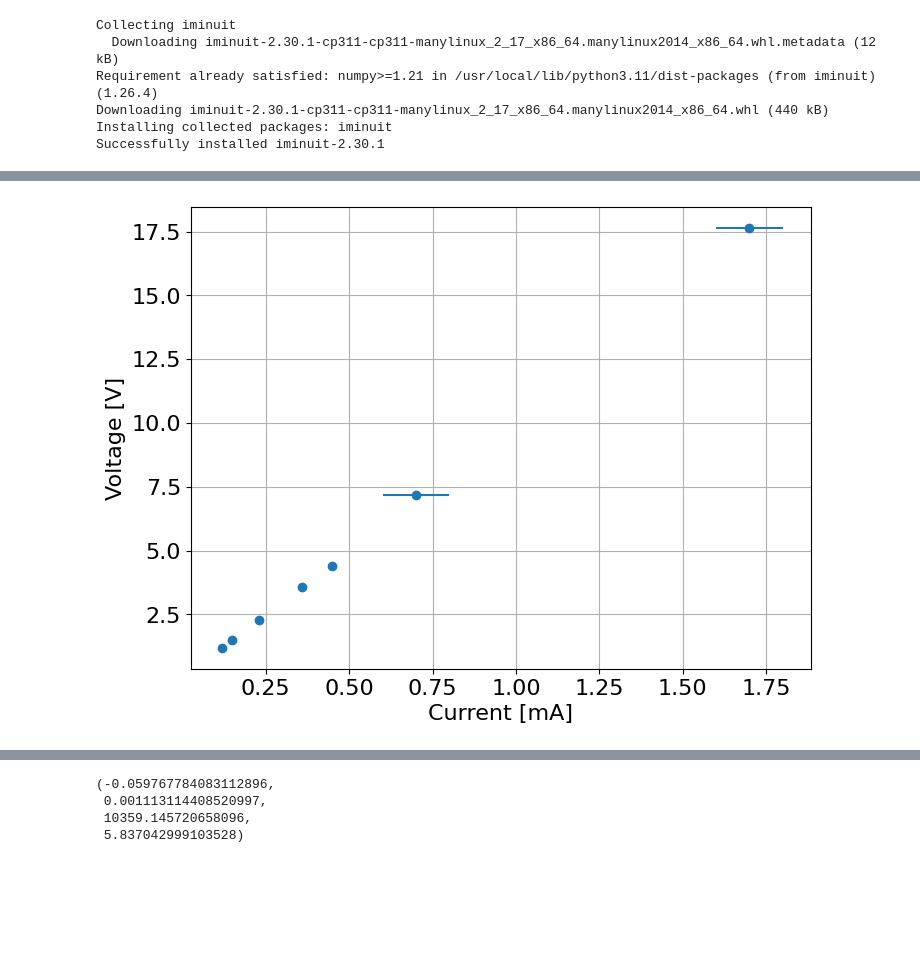
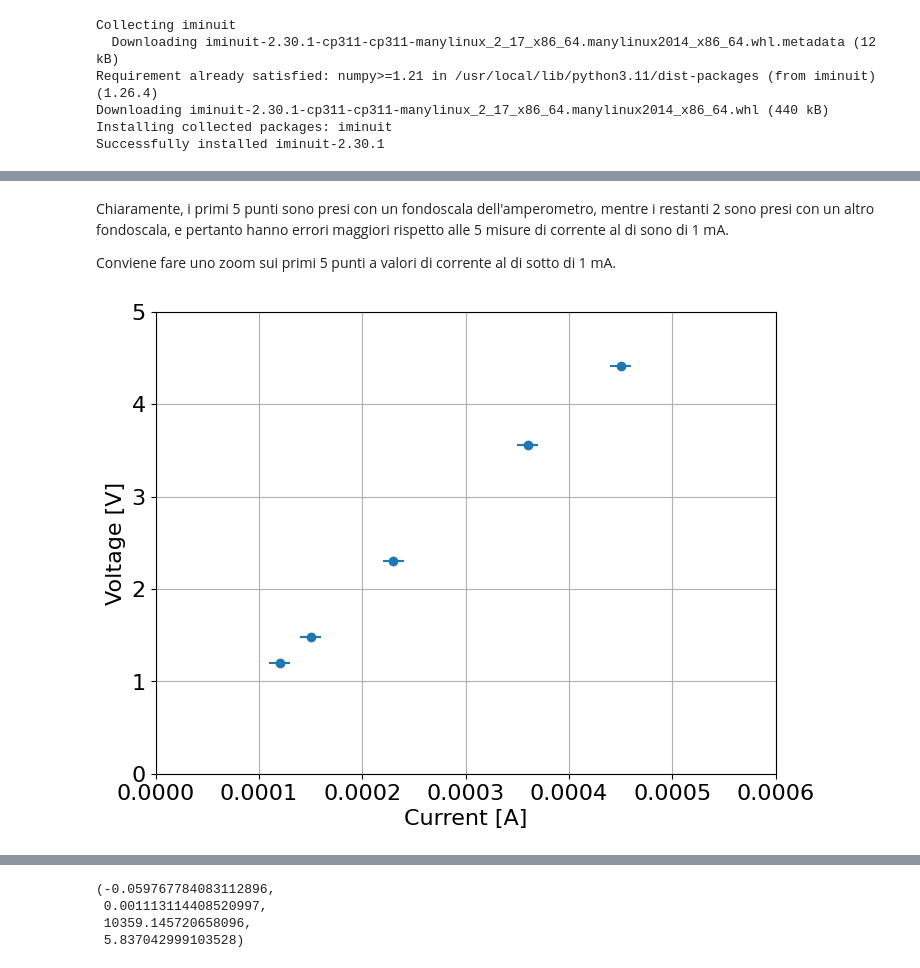
Before and after one commit to cerasole/EnvironmentalRadioactivity, a Jupyter notebook: Notebooks/IV.ipynb, the cells around one changed output, grey strips where cells are left out. Saved outputs shown, nothing was run; the diff lists cells and outputs as text; code cells hidden in the pictures; blank space fills up the shorter version.

```diff
--- a/Notebooks/IV.ipynb
+++ b/Notebooks/IV.ipynb
@@ -20,16 +36,13 @@ plt.rc("font", size = 16)
 # %%
 V = np.array([
     1.198, 1.482, 2.30, 3.56, 4.41, 7.17, 17.64
-])
+])  # in Volt
 V_err = np.array([
     0.001, 0.001, 0.01, 0.01, 0.01, 0.01, 0.01
-])
+])  # in Volt
 I = np.array([
     120e-6, 150e-6, 230e-6, 360e-6, 450e-6, 700e-6, 1700e-6
-])
+])  # in Ampere
 I_err = np.array([
     10e-6, 10e-6, 10e-6, 10e-6, 10e-6, 100e-6, 100e-6
-])
-
-I_m = I*1e3
-I_m_err = I_err*1e3
+])  # in Ampere
@@ -36,8 +62,15 @@ I_m_err = I_err*1e3
+# %% [markdown]
+Chiaramente, i primi 5 punti sono presi con un fondoscala dell'amperometro, mentre i restanti 2 sono presi con un altro fondoscala, e pertanto hanno errori maggiori rispetto alle 5 misure di corrente al di sono di 1 mA.
+
+Conviene fare uno zoom sui primi 5 punti a valori di corrente al di sotto di 1 mA.
 # %%
 fig, ax = plt.subplots(figsize = (8, 6))
-ax.errorbar(x = I_m, y = V, xerr = I_m_err, yerr = V_err, ls = "None", marker = "o", markersize = 6)
-ax.set_xlabel("Current [mA]")
+ax.errorbar(x = I, y = V, xerr = I_err, yerr = V_err, ls = "None", marker = "o", markersize = 6)
+ax.set_xlabel("Current [A]")
 ax.set_ylabel("Voltage [V]")
+ax.set_xlim(left = 0, right = 0.0006)
+ax.set_ylim(bottom = 0., top = 5)
+ax.set_yticks(np.arange(0, 6, 1))
 ax.grid()
 # %% [output]
-[figure, old version]
+[figure, new version]
```
Also changed, not shown: parts of 18 cells of this notebook.
